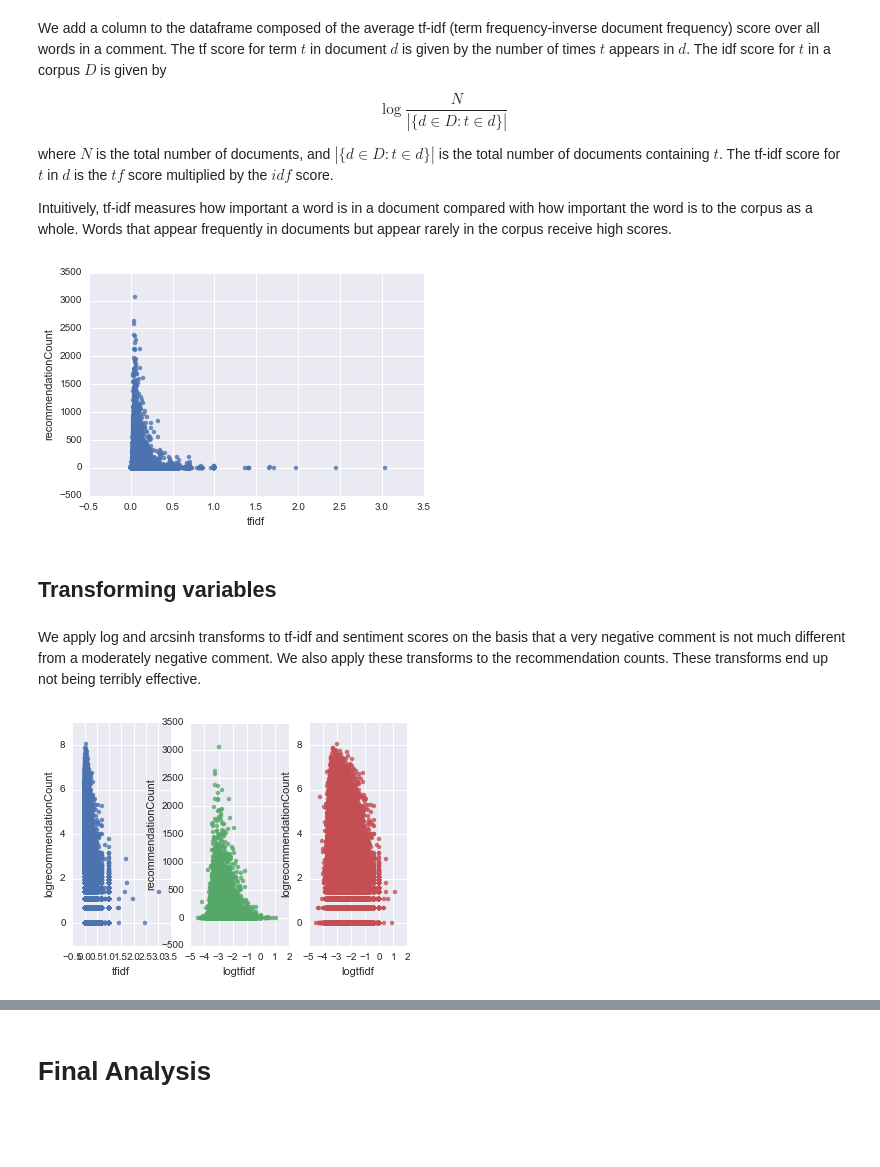
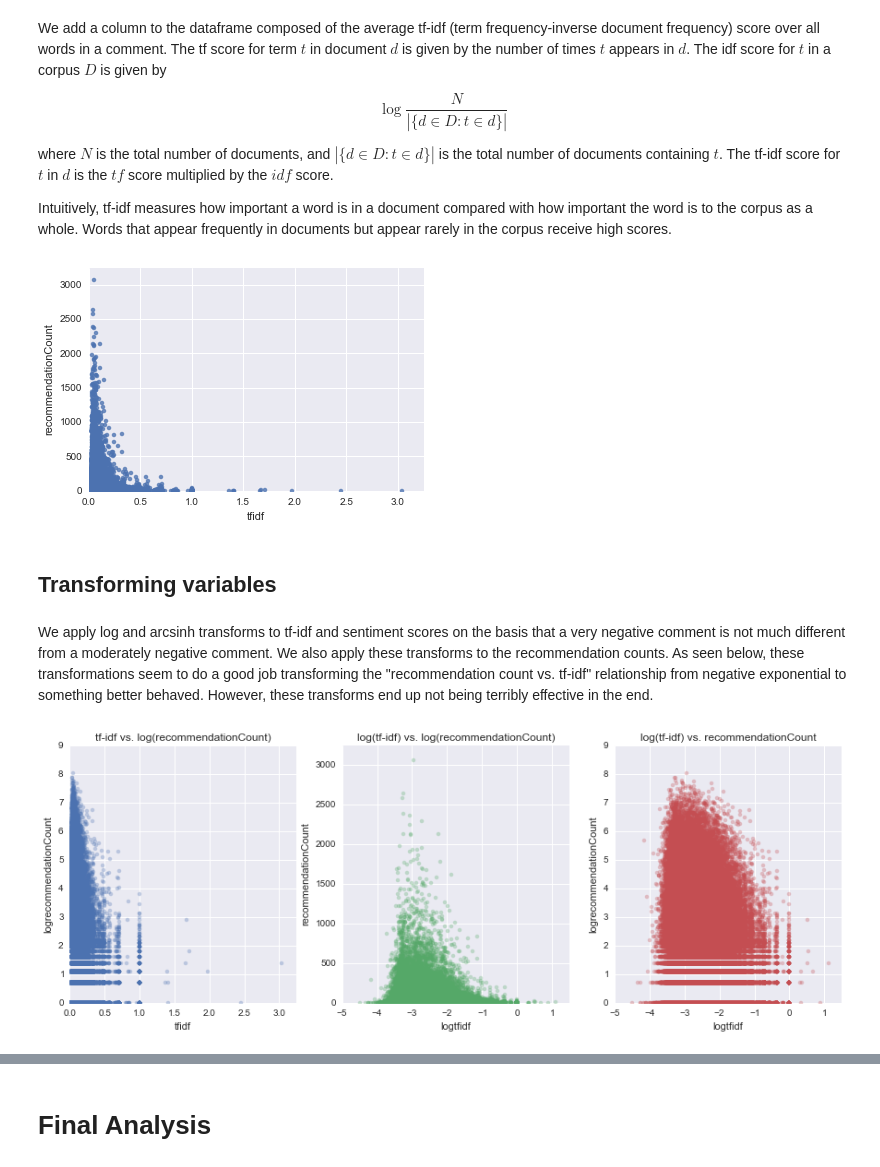
Before and after one commit to CS109-comment/NYTimes-Comment-Popularity-Prediction, a Jupyter notebook: IPython Process Notebook.ipynb, the cells around one changed output, grey strips where cells are left out. Drawn from its saved outputs; the diff is of its cells as text; code cells hidden in the pictures; blank space fills up the shorter version.

Commit message:
prettified graphs

```diff
--- a/IPython Process Notebook.ipynb
+++ b/IPython Process Notebook.ipynb
@@ -562,24 +560,18 @@ sns.regplot('positive_sentiment', 'negative_sentiment', data=commentsdf);
 # %% [markdown]
 We use a binary bag of words feature that encodes which of the $n$ most popular words appear in a comment. In order to determine the size of the bag, we examine how many comments have no words in the bag for various bag sizes.
 # %%
-# This cell takes forever, so it's commented out so you don't run it accidentally.
+stop_words = text.ENGLISH_STOP_WORDS.union(['didn', 've', 'don']) # add additional stop words
+corpus = commentsdf.commentBody.tolist()
+word_in_bag_percent = list()
 
-# ******************************
-# UNCOMMENT FOR FINAL SUBMISSION
-# ******************************
+for f in np.arange(100, 301, 20):
+    vectorizer = CountVectorizer(stop_words=stop_words, max_features=f, binary=True)
+    bowmat = vectorizer.fit_transform(corpus) # bag of words matrix
+    words = vectorizer.vocabulary_.keys()
+    word_in_bag = np.zeros(commentsdf.shape[0])
 
-# stop_words = text.ENGLISH_STOP_WORDS.union(['didn', 've', 'don']) # add additional stop words
-# corpus = commentsdf.commentBody.tolist()
-# word_in_bag_percent = list()
-
-# for f in np.arange(100, 301, 20):
-#     vectorizer = CountVectorizer(stop_words=stop_words, max_features=f, binary=True)
-#     bowmat = vectorizer.fit_transform(corpus) # bag of words matrix
-#     words = vectorizer.vocabulary_.keys()
-#     word_in_bag = np.zeros(commentsdf.shape[0])
-
-#     for i in range(f):
-#         word_in_bag = word_in_bag + bowmat[:, i].toarray().flatten()
-#     word_in_bag_percent.append(1. * np.sum(word_in_bag == 0) / word_in_bag.shape[0])
+    for i in range(f):
+        word_in_bag = word_in_bag + bowmat[:, i].toarray().flatten()
+    word_in_bag_percent.append(1. * np.sum(word_in_bag == 0) / word_in_bag.shape[0])
 # %%
 fig,ax = plt.subplots(nrows=1, ncols=1, figsize=(7,5))
@@ -623,10 +611,12 @@ commentsdf['tfidf'] = csr.sum(tfidfmat, axis=1)
 commentsdf['tfidf'] = commentsdf['tfidf'].div(commentsdf['commentWordCount'], axis='index')
 # %%
 sns.regplot(x='tfidf', y='recommendationCount', data=commentsdf, fit_reg=False);
+plt.xlim(0, 3.25);
+plt.ylim(0, 3250);
 # %% [output]
-[figure, old version]
+[figure, new version]
 # %% [markdown]
 ## Transforming variables
 # %% [markdown]
-We apply log and arcsinh transforms to tf-idf and sentiment scores on the basis that a very negative comment is not much different from a moderately negative comment. We also apply these transforms to the recommendation counts. These transforms end up not being terribly effective.
+We apply log and arcsinh transforms to tf-idf and sentiment scores on the basis that a very negative comment is not much different from a moderately negative comment. We also apply these transforms to the recommendation counts. As seen below, these transformations seem to do a good job transforming the "recommendation count vs. tf-idf" relationship from negative exponential to something better behaved. However, these transforms end up not being terribly effective in the end.
 # %%
@@ -642,10 +633,20 @@ commentsdf['spositive'] = np.arcsinh(commentsdf.positive_sentiment)
 commentsdf['snegative'] = np.arcsinh(commentsdf.negative_sentiment)
 # %%
 fig, axes = plt.subplots(1, 3)
-sns.regplot('tfidf', 'logrecommendationCount', data=commentsdf, fit_reg=False, ax=axes[0]);
-sns.regplot('logtfidf', 'recommendationCount', data=commentsdf, fit_reg=False, ax=axes[1]);
-sns.regplot('logtfidf', 'logrecommendationCount', data=commentsdf, fit_reg=False, ax=axes[2]);
+fig.set_size_inches(15, 5)
+sns.regplot('tfidf', 'logrecommendationCount', data=commentsdf, fit_reg=False, ax=axes[0], scatter_kws={'alpha':0.3});
+sns.regplot('logtfidf', 'recommendationCount', data=commentsdf, fit_reg=False, ax=axes[1], scatter_kws={'alpha':0.3});
+sns.regplot('logtfidf', 'logrecommendationCount', data=commentsdf, fit_reg=False, ax=axes[2], scatter_kws={'alpha':0.3});
+axes[0].set_title('tf-idf vs. log(recommendationCount)')
+axes[0].set_xlim(0, 3.25);
+axes[0].set_ylim(0, 9);
+axes[1].set_title('log(tf-idf) vs. log(recommendationCount)')
+axes[1].set_xlim(-5, 1.5);
+axes[1].set_ylim(0, 3250);
+axes[2].set_title('log(tf-idf) vs. recommendationCount')
+axes[2].set_xlim(-5, 1.5);
+axes[2].set_ylim(0, 9);
 # %% [output]
-[figure, old version]
+[figure, new version]
 # %%
 fig, axes = plt.subplots(1, 3)
```
Also changed, not shown: parts of 6 cells of this notebook.
